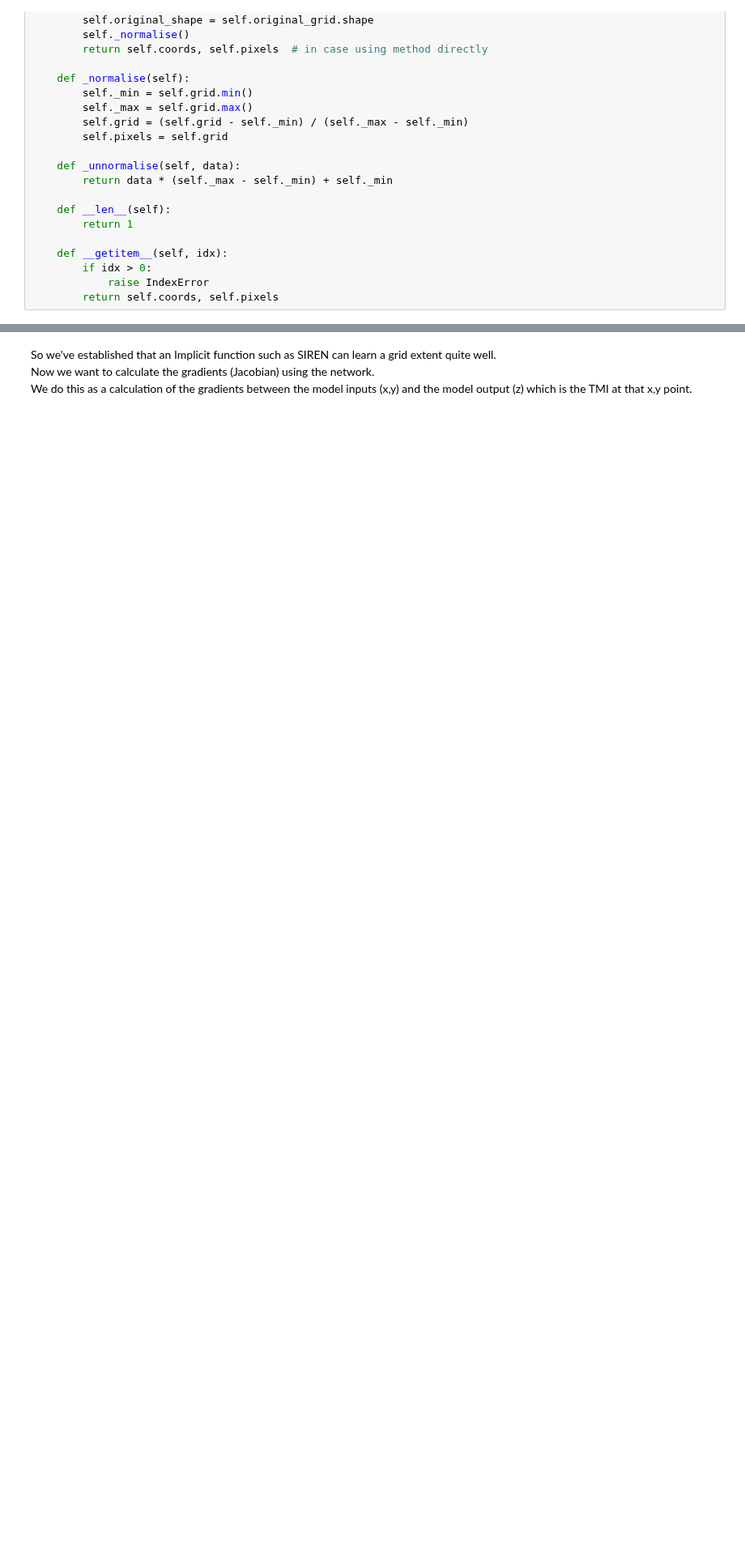
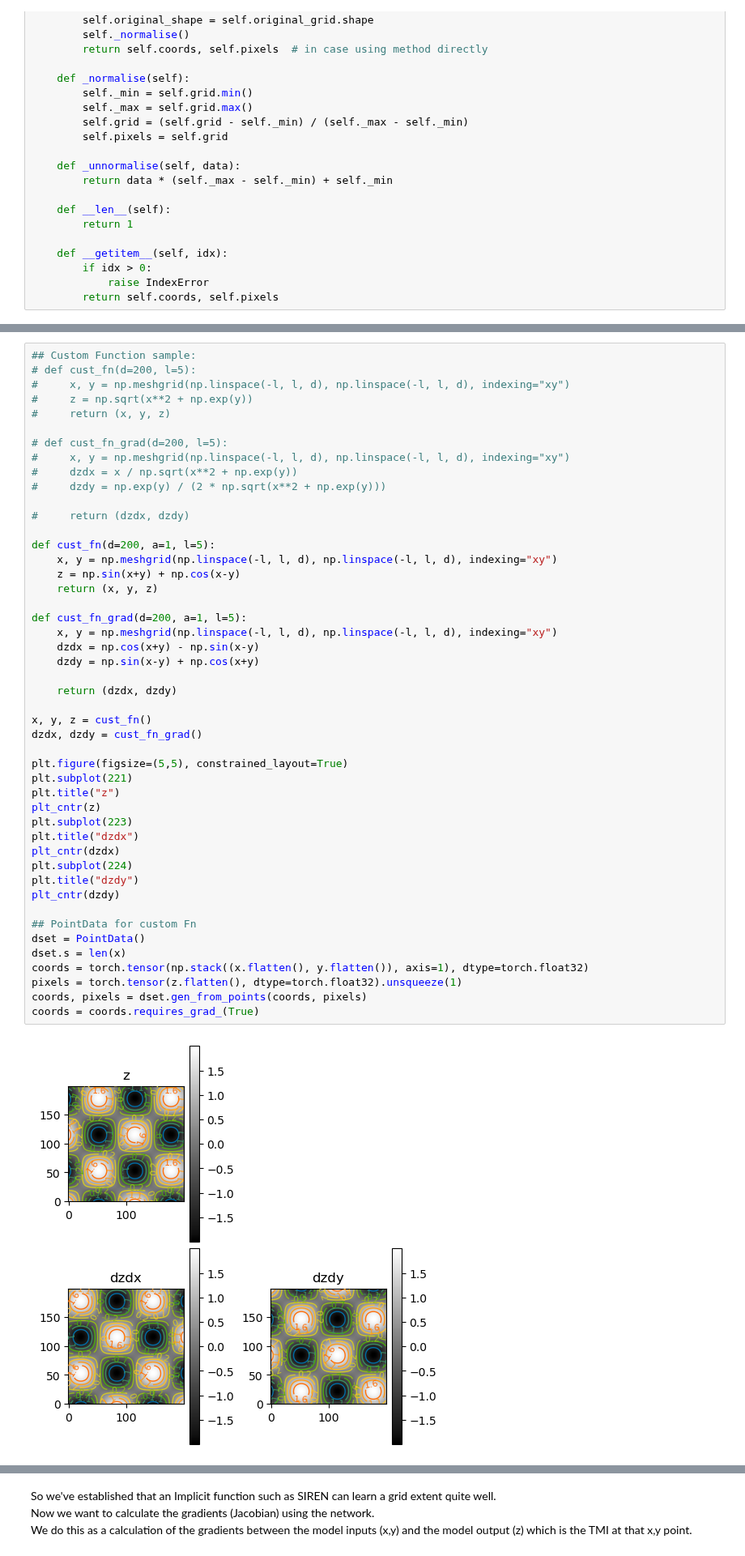
Before and after one commit to LSgeo/ImplicitGeo, a Jupyter notebook: GeoSIREN.ipynb, the cells around one changed output, grey strips where cells are left out. Shown at 81% size. Saved outputs shown, nothing was run; the diff lists cells and outputs as text; blank space fills up the shorter version.

```diff
--- a/GeoSIREN.ipynb
+++ b/GeoSIREN.ipynb
@@ -353,3 +335,52 @@ coords = coords.requires_grad_(True)
+# %%
+## Custom Function sample:
+# def cust_fn(d=200, l=5):
+#     x, y = np.meshgrid(np.linspace(-l, l, d), np.linspace(-l, l, d), indexing="xy")
+#     z = np.sqrt(x**2 + np.exp(y))
+#     return (x, y, z)
+
+# def cust_fn_grad(d=200, l=5):
+#     x, y = np.meshgrid(np.linspace(-l, l, d), np.linspace(-l, l, d), indexing="xy")
+#     dzdx = x / np.sqrt(x**2 + np.exp(y))
+#     dzdy = np.exp(y) / (2 * np.sqrt(x**2 + np.exp(y)))
+
+#     return (dzdx, dzdy)
+
+def cust_fn(d=200, a=1, l=5):
+    x, y = np.meshgrid(np.linspace(-l, l, d), np.linspace(-l, l, d), indexing="xy")
+    z = np.sin(x+y) + np.cos(x-y)
+    return (x, y, z)
+
+def cust_fn_grad(d=200, a=1, l=5):
+    x, y = np.meshgrid(np.linspace(-l, l, d), np.linspace(-l, l, d), indexing="xy")
+    dzdx = np.cos(x+y) - np.sin(x-y)
+    dzdy = np.sin(x-y) + np.cos(x+y)
+
+    return (dzdx, dzdy)
+
+x, y, z = cust_fn()
+dzdx, dzdy = cust_fn_grad()
+
+plt.figure(figsize=(5,5), constrained_layout=True)
+plt.subplot(221)
+plt.title("z")
+plt_cntr(z)
+plt.subplot(223)
+plt.title("dzdx")
+plt_cntr(dzdx)
+plt.subplot(224)
+plt.title("dzdy")
+plt_cntr(dzdy)
+
+## PointData for custom Fn
+dset = PointData()
+dset.s = len(x)
+coords = torch.tensor(np.stack((x.flatten(), y.flatten()), axis=1), dtype=torch.float32)
+pixels = torch.tensor(z.flatten(), dtype=torch.float32).unsqueeze(1)
+coords, pixels = dset.gen_from_points(coords, pixels)
+coords = coords.requires_grad_(True)
+# %% [output]
+[figure, added]
 # %%
 dataloader = DataLoader(dset, batch_size=1, pin_memory=True, num_workers=0)
 
```
Also changed, not shown: parts of 18 cells of this notebook.
